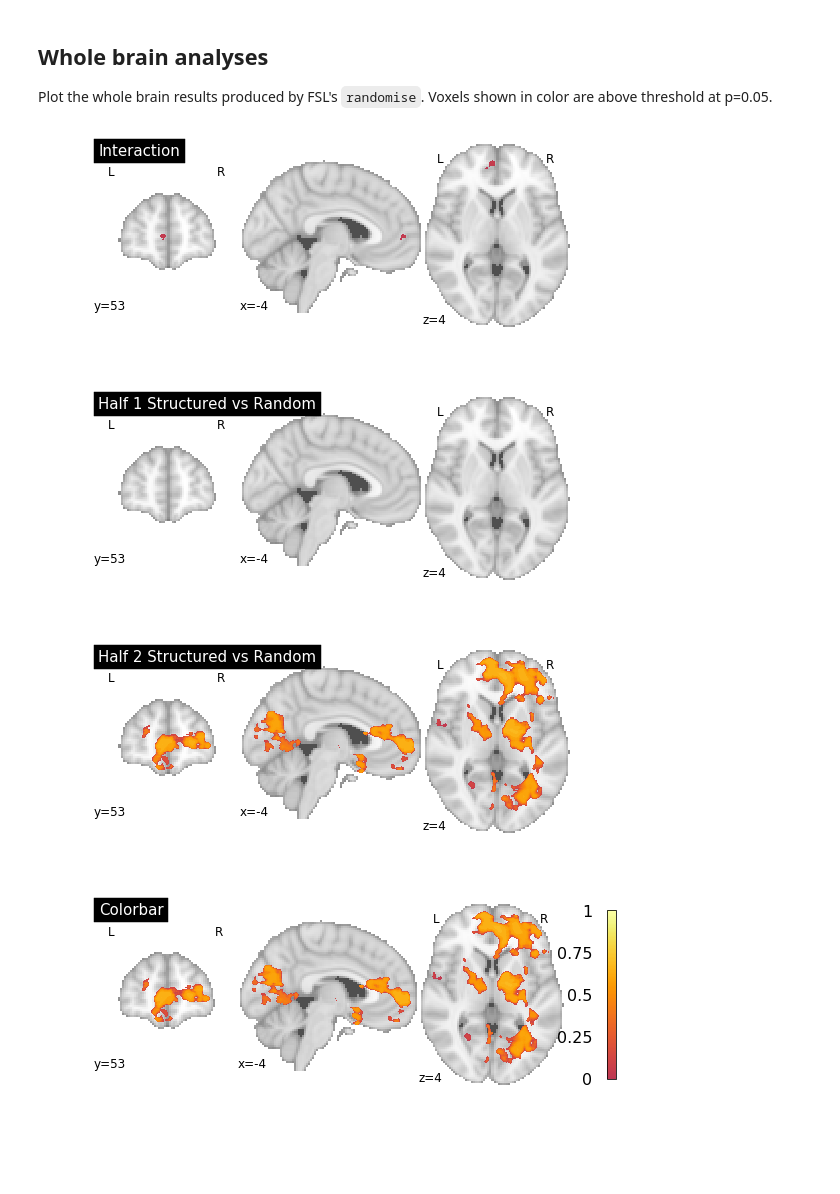
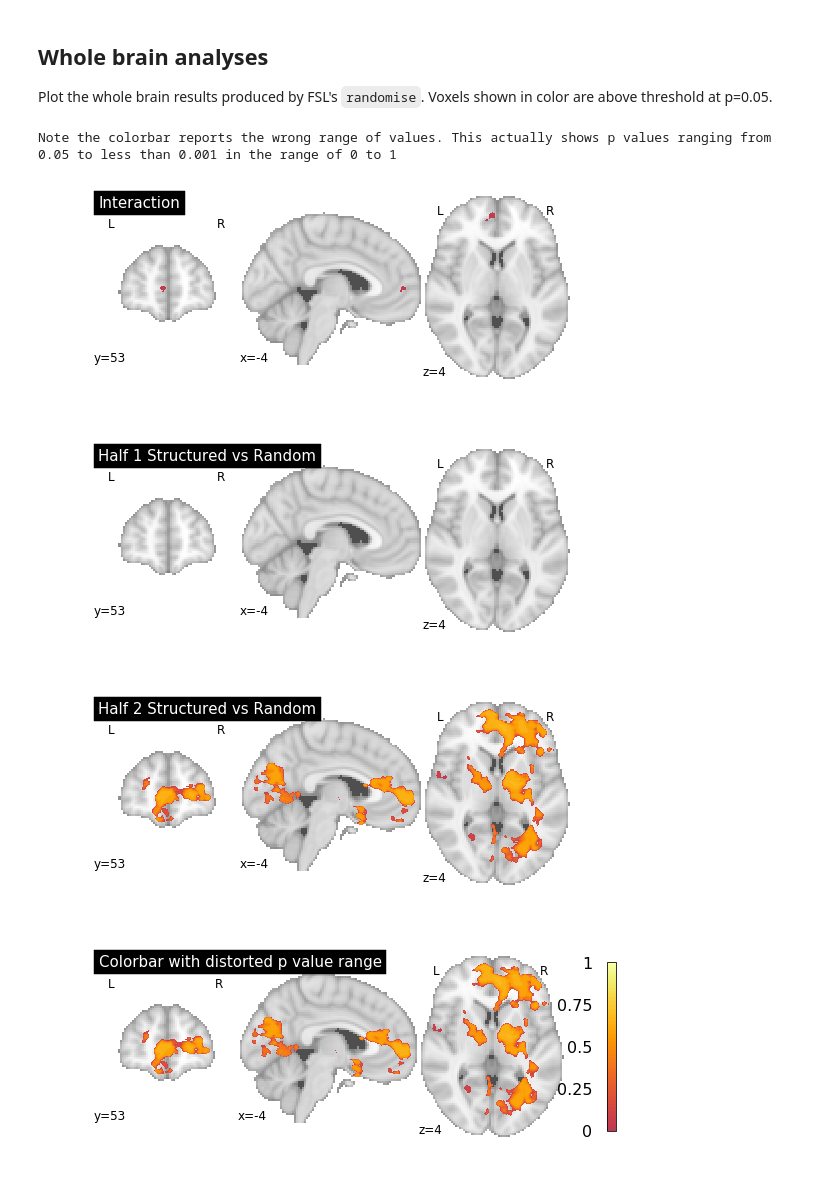
Before and after one commit to ntblab/infant_neuropipe, a Jupyter notebook: scripts/StatLearning/StatLearning.ipynb, the cells around one changed output. Drawn from its saved outputs; the diff is of its cells as text; code cells hidden in the pictures; blank space fills up the shorter version.

Commit message:
Add a comment to clarify what the colorbar on the wholebrain plot means

```diff
--- a/scripts/StatLearning/StatLearning.ipynb
+++ b/scripts/StatLearning/StatLearning.ipynb
@@ -23,7 +23,7 @@ Table of contents:
 >[Whole-brain results](#wholebrain)
 # %%
 # File paths
-base_dir = './infant_neuropipe'
+base_dir = './infant_neuropipe/'
 data_dir = '%s/data/StatLearning/' % base_dir
 # %% [markdown]
 ## Setup<a id='setup'></a>
@@ -1557,23 +1557,25 @@ Plot the whole brain results produced by FSL's `randomise`. Voxels shown in colo
 # %%
 # Plot the interaction analysis
 feat_type='StatLearning_Interaction-seen_Z'
 cut_coords = [ -4, 53, 4]
 summarise_plot(3, 'Interaction', 'tfce_corrp_tstat1')
 plt.savefig(data_dir + 'plots/wholebrain_tfce_interaction_%s_%s.svg' % (feat_type, counterbalancing_condition))
 
 # Show the Structured vs Random difference for the first half
 summarise_plot(8, 'Half 1 Structured vs Random', 'tfce_corrp_tstat1')
 plt.savefig(data_dir + 'plots/wholebrain_tfce_first_half_%s_%s.svg' % (feat_type, counterbalancing_condition))
 
 # Show the Structured vs Random difference for the second half
 summarise_plot(9, 'Half 2 Structured vs Random', 'tfce_corrp_tstat1')
 plt.savefig(data_dir + 'plots/wholebrain_tfce_second_half_%s_%s.svg' % (feat_type, counterbalancing_condition))
 
 # Same as above but produces a plot with a color bar
-summarise_plot(9, 'Colorbar', 'tfce_corrp_tstat1', colorbar=True)
+summarise_plot(9, 'Colorbar with distorted p value range', 'tfce_corrp_tstat1', colorbar=True)
 plt.savefig(data_dir + 'plots/wholebrain_tfce_colorbar.svg')
+print('Note the colorbar reports the wrong range of values. This actually shows p values ranging from 0.05 to less than 0.001 in the range of 0 to 1')
 # %% [output]
+Note the colorbar reports the wrong range of values. This actually shows p values ranging from 0.05 to less than 0.001 in the range of 0 to 1
 [figure]
 [figure]
 [figure]
-[figure, old version]
+[figure, new version]
```
